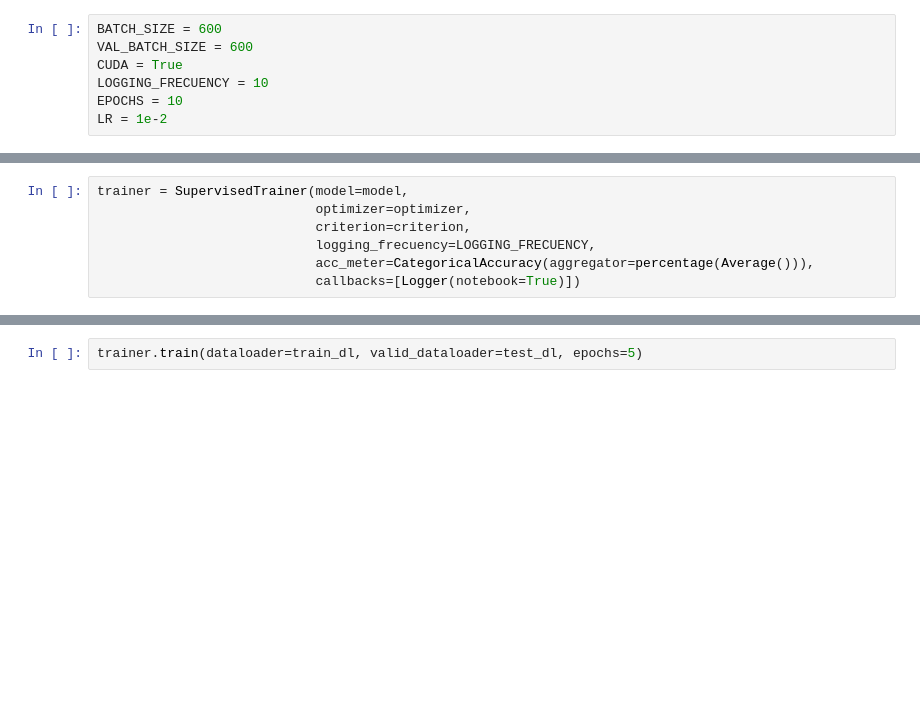
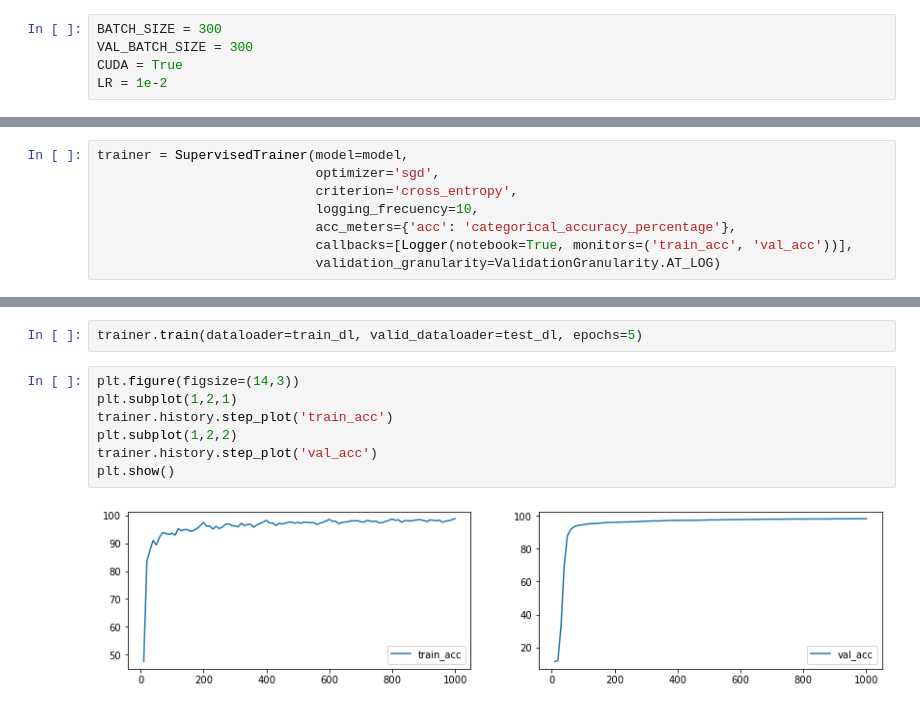
Before and after one commit to juancruzsosa/torchero, a Jupyter notebook: examples/notebooks/MNIST Supervised Trainer.ipynb, the cells around one changed output, grey strips where cells are left out. Drawn from its saved outputs; the diff is of its cells as text; blank space fills up the shorter version.

Commit message:
Update example notebook

```diff
--- a/examples/notebooks/MNIST Supervised Trainer.ipynb
+++ b/examples/notebooks/MNIST Supervised Trainer.ipynb
@@ -20,9 +21,7 @@ from torchtrainer.callbacks import ProgbarLogger as Logger
 # %%
-BATCH_SIZE = 600
-VAL_BATCH_SIZE = 600
+BATCH_SIZE = 300
+VAL_BATCH_SIZE = 300
 CUDA = True
-LOGGING_FRECUENCY = 10
-EPOCHS = 10
 LR = 1e-2
 # %%
 class Network(nn.Module):
@@ -63,13 +55,23 @@ criterion = nn.CrossEntropyLoss()
 optimizer = optim.SGD(model.parameters(), lr=LR)
 # %%
 trainer = SupervisedTrainer(model=model,
-                            optimizer=optimizer,
-                            criterion=criterion,
-                            logging_frecuency=LOGGING_FRECUENCY,
-                            acc_meter=CategoricalAccuracy(aggregator=percentage(Average())),
-                            callbacks=[Logger(notebook=True)])
+                            optimizer='sgd',
+                            criterion='cross_entropy',
+                            logging_frecuency=10,
+                            acc_meters={'acc': 'categorical_accuracy_percentage'},
+                            callbacks=[Logger(notebook=True, monitors=('train_acc', 'val_acc'))],
+                            validation_granularity=ValidationGranularity.AT_LOG)
 # %%
 if CUDA:
     trainer.cuda()
 # %%
 trainer.train(dataloader=train_dl, valid_dataloader=test_dl, epochs=5)
+# %%
+plt.figure(figsize=(14,3))
+plt.subplot(1,2,1)
+trainer.history.step_plot('train_acc')
+plt.subplot(1,2,2)
+trainer.history.step_plot('val_acc')
+plt.show()
+# %% [output]
+[figure, added]
```
Also changed, not shown: parts of 2 cells of this notebook.
